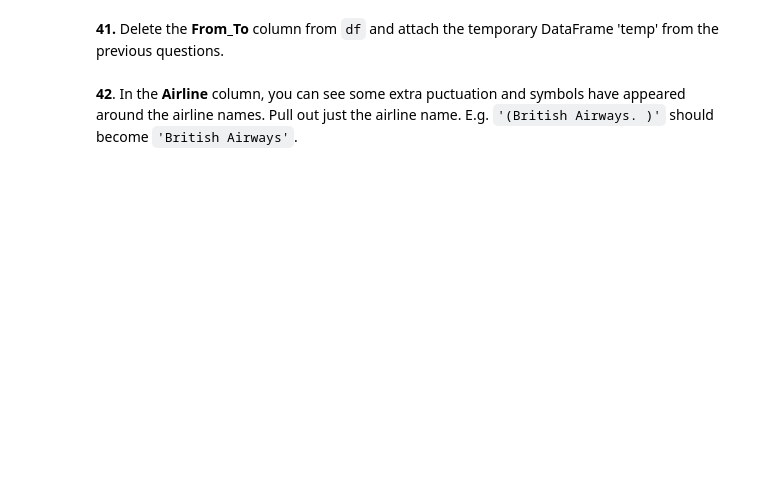
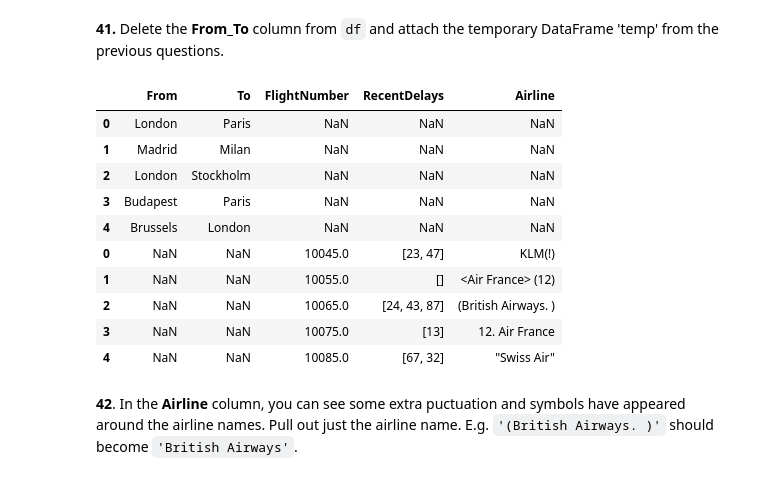
Before and after one commit to surfaceowl/pandas-100-exercises, a Jupyter notebook: 100-pandas-puzzles_practice_01.ipynb, the cells around one changed output. Drawn from its saved outputs; the diff is of its cells as text; code cells hidden in the pictures; blank space fills up the shorter version.

```diff
--- a/100-pandas-puzzles_practice_01.ipynb
+++ b/100-pandas-puzzles_practice_01.ipynb
@@ -898,3 +898,13 @@ Formatted, it looks like this:
 (It's some flight data I made up; it's not meant to be accurate in any way.)
 # %% [markdown]
 **38.** Some values in the the **FlightNumber** column are missing (they are `NaN`). These numbers are meant to increase by 10 with each row so 10055 and 10075 need to be put in place. Modify `df` to fill in these missing numbers and make the column an integer column (instead of a float column).
+# %%
+df = pd.DataFrame({'From_To': ['LoNDon_paris', 'MAdrid_miLAN', 'londON_StockhOlm',
+                               'Budapest_PaRis', 'Brussels_londOn'],
+              'FlightNumber': [10045, np.nan, 10065, np.nan, 10085],
+              'RecentDelays': [[23, 47], [], [24, 43, 87], [13], [67, 32]],
+                   'Airline': ['KLM(!)', '<Air France> (12)', '(British Airways. )',
+                               '12. Air France', '"Swiss Air"']})
+
+df['FlightNumber'] = df['FlightNumber'].interpolate().astype(int)
+df
@@ -901,2 +918,6 @@ Formatted, it looks like this:
 # %% [markdown]
 **39.** The **From\_To** column would be better as two separate columns! Split each string on the underscore delimiter `_` to give a new temporary DataFrame called 'temp' with the correct values. Assign the correct column names 'From' and 'To' to this temporary DataFrame.
+# %%
+df_temp = df.From_To.str.split('_', expand=True)
+df_temp.columns = ['From', 'To']
+df_temp
@@ -905,4 +944,19 @@ Formatted, it looks like this:
 # %% [markdown]
 **41.** Delete the **From_To** column from `df` and attach the temporary DataFrame 'temp' from the previous questions.
+# %%
+df = pd.concat([df_temp, df]).drop("From_To", axis=1)
+df
+# %% [output]
+|  | From | To | FlightNumber | RecentDelays | Airline |
+| 0 | London | Paris | NaN | NaN | NaN |
+| 1 | Madrid | Milan | NaN | NaN | NaN |
+| 2 | London | Stockholm | NaN | NaN | NaN |
+| 3 | Budapest | Paris | NaN | NaN | NaN |
+| 4 | Brussels | London | NaN | NaN | NaN |
+| 0 | NaN | NaN | 10045.0 | [23, 47] | KLM(!) |
+| 1 | NaN | NaN | 10055.0 | [] | <Air France> (12) |
+| 2 | NaN | NaN | 10065.0 | [24, 43, 87] | (British Airways. ) |
+| 3 | NaN | NaN | 10075.0 | [13] | 12. Air France |
+| 4 | NaN | NaN | 10085.0 | [67, 32] | "Swiss Air" |
 # %% [markdown]
 **42**. In the **Airline** column, you can see some extra puctuation and symbols have appeared around the airline names. Pull out just the airline name. E.g. `'(British Airways. )'` should become `'British Airways'`.
```
Also changed, not shown: parts of 12 cells of this notebook.
